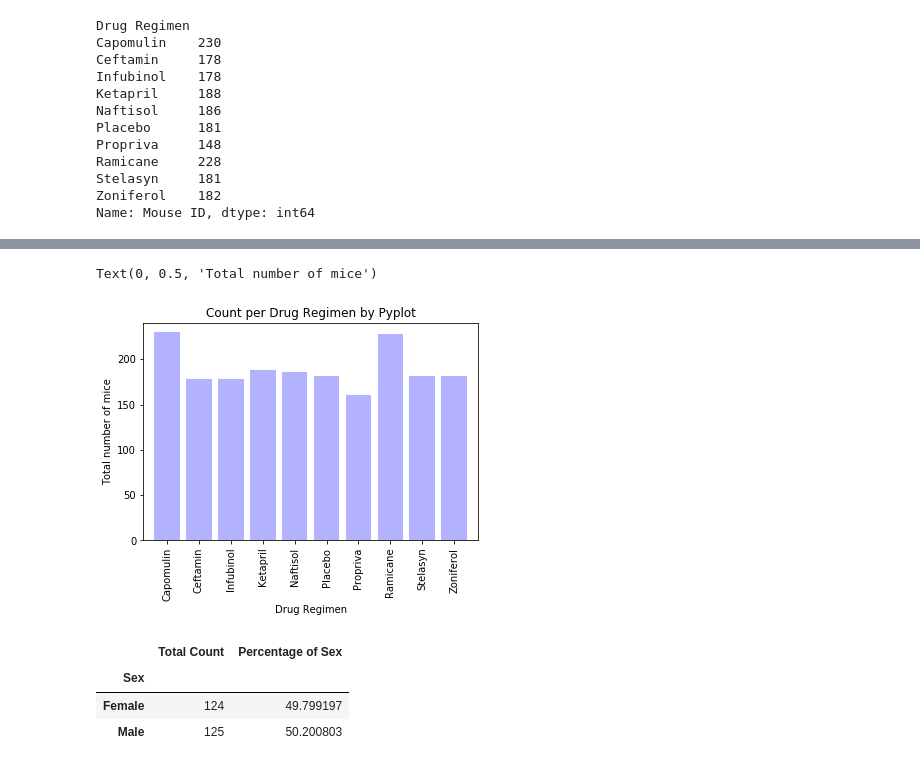
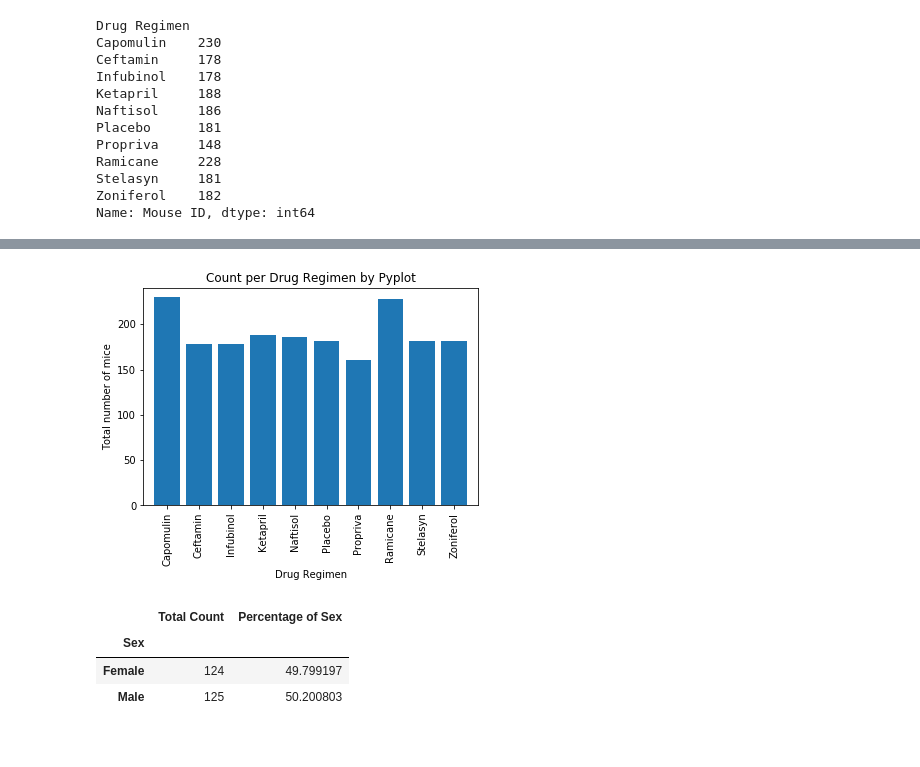
Before and after one commit to vasudhanair/Matplotlib-Challenge, a Jupyter notebook: Pymaceuticals/pymaceuticals.ipynb, the cells around one changed output, grey strips where cells are left out. Drawn from its saved outputs; the diff is of its cells as text; code cells hidden in the pictures.

```diff
--- a/Pymaceuticals/pymaceuticals.ipynb
+++ b/Pymaceuticals/pymaceuticals.ipynb
@@ -175,26 +191,26 @@ plt.tight_layout()
 # %%
 # Generate a bar plot showing the total number of mice for each treatment throughout the course of the study using pyplot.
 # Create an array with the datapoints
 users = [230, 178, 178, 188, 186, 181, 161, 228, 181, 182]
 
 #Set the x_axis to be the amount of the Data Regimen
 x_axis = np.arange(len(Grouped_regimen))
 
-plt.bar(x_axis, users, color='b', alpha= 0.30, align='center')
+plt.bar(x_axis, users,align='center')
 
 tick_locations = [value for value in x_axis]
 plt.xticks(tick_locations, ['Capomulin', 'Ceftamin', 'Infubinol', 'Ketapril', 'Naftisol', 'Placebo', 'Propriva', 'Ramicane', 'Stelasyn', 'Zoniferol'],  rotation='vertical')
 
 plt.xlim(-0.75, len(x_axis)-0.25)
 
 plt.ylim(0, max(users)+10)
 
 plt.title("Count per Drug Regimen by Pyplot")
 plt.xlabel("Drug Regimen")
 plt.ylabel("Total number of mice")
+plt.show()
 # %% [output]
-Text(0, 0.5, 'Total number of mice')
-[figure, old version]
+[figure, new version]
 # %%
 # Generate a pie plot showing the distribution of female versus male mice using pandas
 Groupby_gender = Pymaceuticals_df.groupby(["Mouse ID","Sex"])
```
Also changed, not shown: parts of 10 cells of this notebook.
